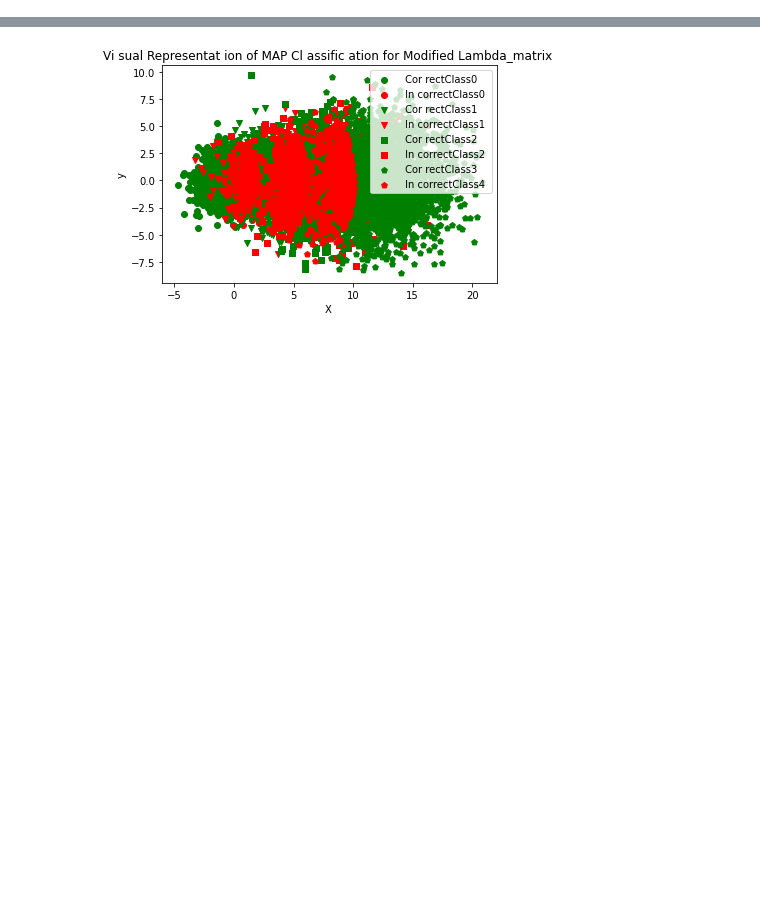
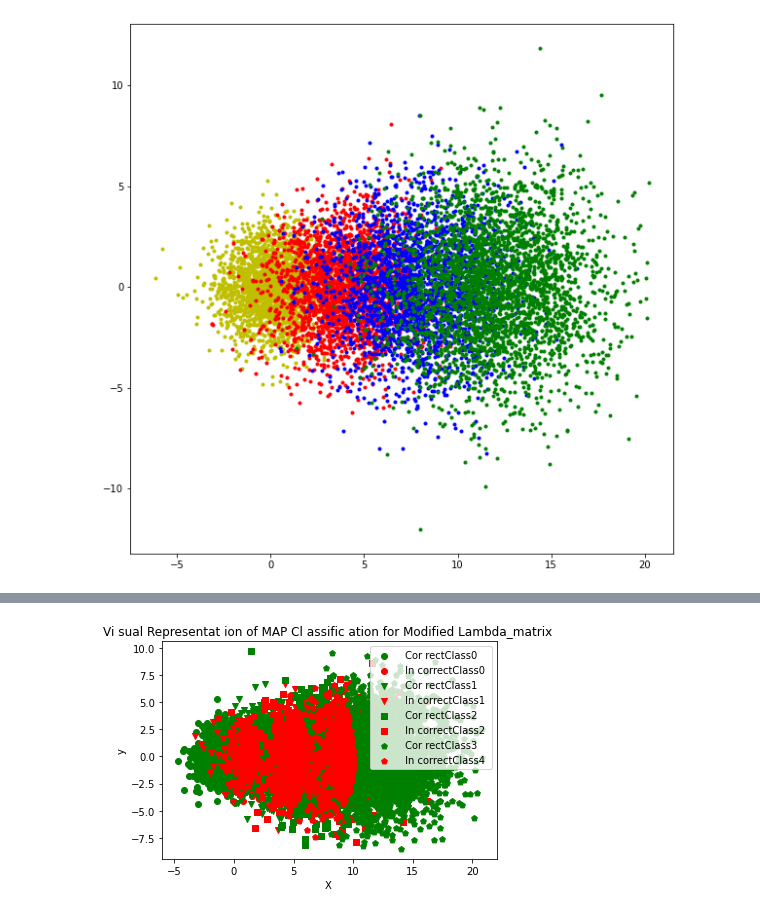
Before and after one commit to meuliano/EECE5644, a Jupyter notebook: HW1/hw1_2.ipynb, the cells around one changed output, grey strips where cells are left out. Cells and saved outputs as stored; diff of their text form; code cells hidden in the pictures; blank space fills up the shorter version.

```diff
--- a/HW1/hw1_2.ipynb
+++ b/HW1/hw1_2.ipynb
@@ -1,40 +10,31 @@
 # %%
-import random
-import numpy as np
-import matplotlib.pyplot as plt
-from scipy.stats import multivariate_normal
+N = 10000 # samples
+priors = np.array([.2,.25,.25,.3]) # Given Priors
 
-N = 10000
-p = [.2,.25,.25,.3]
-priors = np.array([.2,.25,.25,.3])
-
-# ARBITRARILY CHOSEN
-# Create the mus and sigmas
+# ARBITRARILY CHOSEN mean and covariance matrix
 # equally spaced means along a line
-mu =[[0, 0],[4, 0],[8, 0],[12, 0]]
+mu =np.array([[0, 0],[4, 0],[8, 0],[12, 0]])
 # scaled versions of the identity matrix with overlap
 sigma =[[[2, 0],[0, 2]],
         [[4, 0],[0, 4]],
         [[6, 0],[0, 6]],
         [[8, 0],[0, 8]]]
 
-n = mu.shape[1] #
-C = len(priors) # Classes
-L = np.array(range(C)) # labels
+n = mu.shape[1] # sample dimensions (2)
+C = len(priors) # Classes (4)
+L = np.array(range(C)) # labels [0 1 2 3]
+Y = np.array(range(C))  # 0-(C-1)
 
+# set thresholds: results in [0.0, 0.2, 0.45, 0.7, 1.0]
+thresholds = np.cumsum(priors)
+thresholds = np.insert(thresholds,0,0)
+
+X = np.zeros([N,n]) # create empty matrix for samples of size 10,000 x 3
+labels = np.zeros(N) # create empty labels array of length 10,000
+
+# Create a 10000-length vector of uniformly distributed random variables in [0,1)
+# Will be used to get an estimate of number of features belonging to each label
 u = np.random.rand(N)
-
-# set thresholds: 0 -> 0.65 -> 1
-thresholds = np.cumsum(priors)
-print(thresholds)
-thresholds = np.insert(thresholds,0,0)
-print(thresholds)
-
-# create empty matrix for samples of size 10,000 x 3
-X = np.zeros([N,n])
-
-# create empty labels array of length 10,000
-labels = np.zeros(N)
 
 # Plot for original data and their true labels
 fig = plt.figure(figsize=(10, 10))
@@ -45,7 +45,6 @@ for i in range(C):
 
     # Find indices of u that meet each prior
     indices = np.argwhere((thresholds[i] <= u) & (u <= thresholds[i+1]))[:, 0]
-    print(indices)
 
     # Get the number of indices in each component - should be ~ 6500 and 3500
     Nl = len(indices)
@@ -58,45 +57,7 @@ for i in range(C):
     X[indices, :] = multivariate_normal.rvs(mu[i], sigma[i], Nl)
     plt.plot(X[labels==i, 0], X[labels==i, 1], marker_shapes[i-1] + marker_colors[i-1], label="True Class {}".format(i))
 
-#-------------------------------------------------
-
-N_samples =[0, 0, 0, 0]
-
-# Assign the number of samples
-for i in range(0, N):
-    randnum = random.random()
-    if randnum < p[0] :
-        N_samples[0] = N_samples[0] + 1
-    elif randnum < p[0] + p[1] :
-        N_samples[1] = N_samples[1] + 1
-    elif randnum < p[0] + p[1] + p[2] :
-        N_samples[2] = N_samples[2] + 1
-    else :
-        N_samples[3] = N_samples[3] + 1
-
-# ARBITRARILY CHOSEN
-# Create the mus and sigmas
-# equally spaced means along a line
-mu =[[0, 0],[4, 0],[8, 0],[12, 0]]
-# scaled versions of the identity matrix with overlap
-sigma =[[[2, 0],[0, 2]],
-        [[4, 0],[0, 4]],
-        [[6, 0],[0, 6]],
-        [[8, 0],[0, 8]]]
-r =[]
-loss_matrix =[[ 0, 0, 0, 0],[0, 0, 0, 0],[0, 0, 0, 0],[0, 0, 0, 0]]
-#cr e ate d atapoints in eac h distrib ution
-for i in range(0, 4):
-    r.append (np.random. multivariate_normal (mu[i], sigma [i], N_samples [i ]))
-# plotdistrib ution s
-plt.figure(0)
-plt.scatter(r[0][:, 0], r[0][:, 1],label= ' Class0 ')
-plt.scatter(r[1][:, 0], r[1][:, 1], c= 'r',label= ' Class1 ')
-plt.scatter(r[2][:, 0], r[2][:, 1], c= 'g',label= ' Class2 ')
-plt.scatter(r[3][:, 0], r[3][:, 1], c= 'y',label= ' Class3 ')
-plt.legend()
-plt.title('True ClassLabels ')
-plt.xlabel('X ')
-plt.ylabel('y')
-plt.show()
+# Generate data distributions and store in true class labels
+Nl = np.array([sum(labels == i) for i in range(C)])
+print("Num samples: 0 = {}, 1 = {}, 2 = {}, 3 = {}".format(Nl[0],Nl[1],Nl[2],Nl[3]))
 # %% [output]
@@ -110,0 +65 @@ NameError: name 'mu' is not defined
+[figure, added]
```
Also changed, not shown: parts of 6 cells of this notebook, 2 other files.
